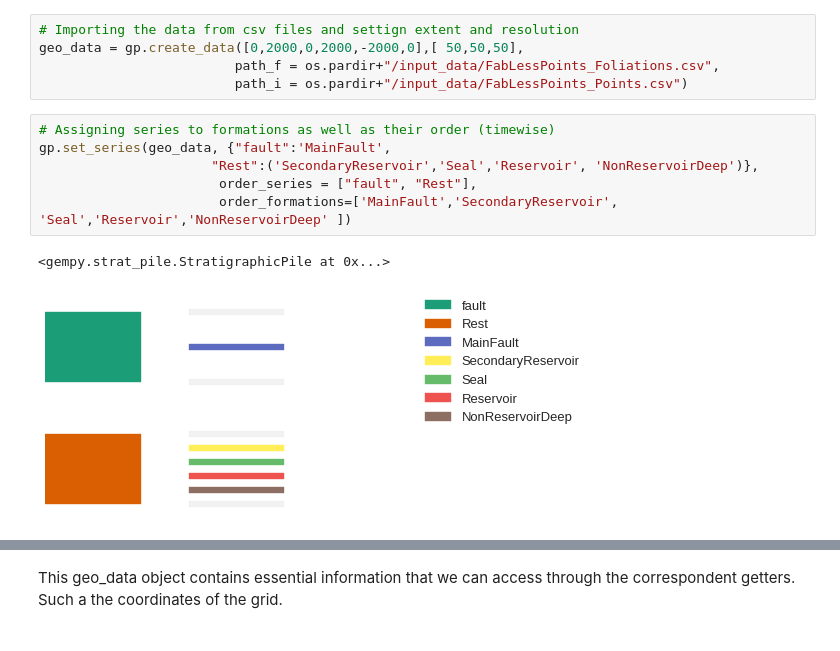
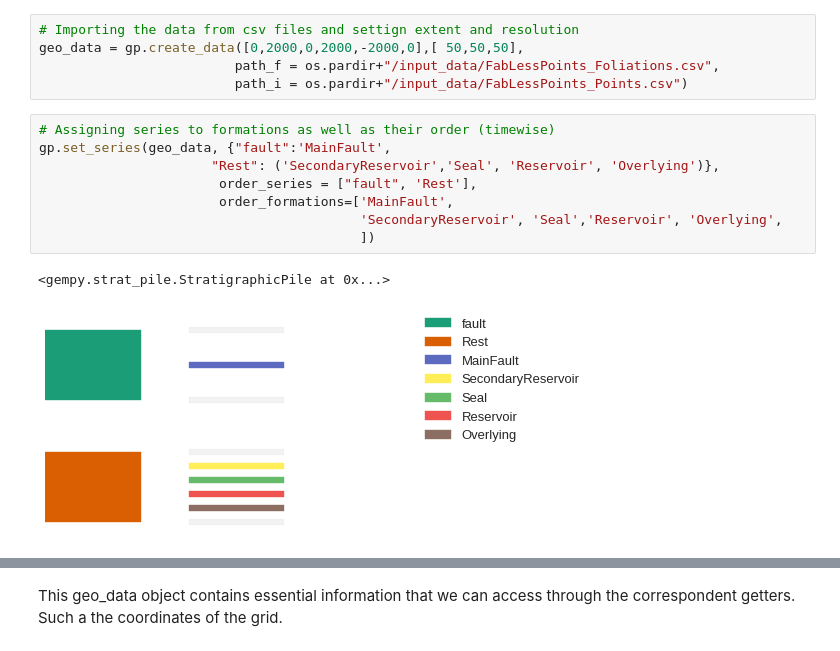
Before and after one commit to gempy-project/gempy, a Jupyter notebook: Tutorial/ch1.ipynb, the cells around one changed output, grey strips where cells are left out. Cells and saved outputs as stored; diff of their text form.

```diff
--- a/Tutorial/ch1.ipynb
+++ b/Tutorial/ch1.ipynb
@@ -25,9 +30,11 @@ geo_data = gp.create_data([0,2000,0,2000,-2000,0],[ 50,50,50],
 # %%
 # Assigning series to formations as well as their order (timewise)
 gp.set_series(geo_data, {"fault":'MainFault',
-                      "Rest":('SecondaryReservoir','Seal','Reservoir', 'NonReservoirDeep')},
-                       order_series = ["fault", "Rest"],
-                       order_formations=['MainFault','SecondaryReservoir', 'Seal','Reservoir','NonReservoirDeep' ])
+                      "Rest": ('SecondaryReservoir','Seal', 'Reservoir', 'Overlying')},
+                       order_series = ["fault", 'Rest'],
+                       order_formations=['MainFault',
+                                         'SecondaryReservoir', 'Seal','Reservoir', 'Overlying',
+                                         ])
 # %% [output]
 <gempy.strat_pile.StratigraphicPile at 0x...>
-[figure, old version]
+[figure, new version]
```
Also changed, not shown: parts of 29 cells of this notebook, 6 other files.
